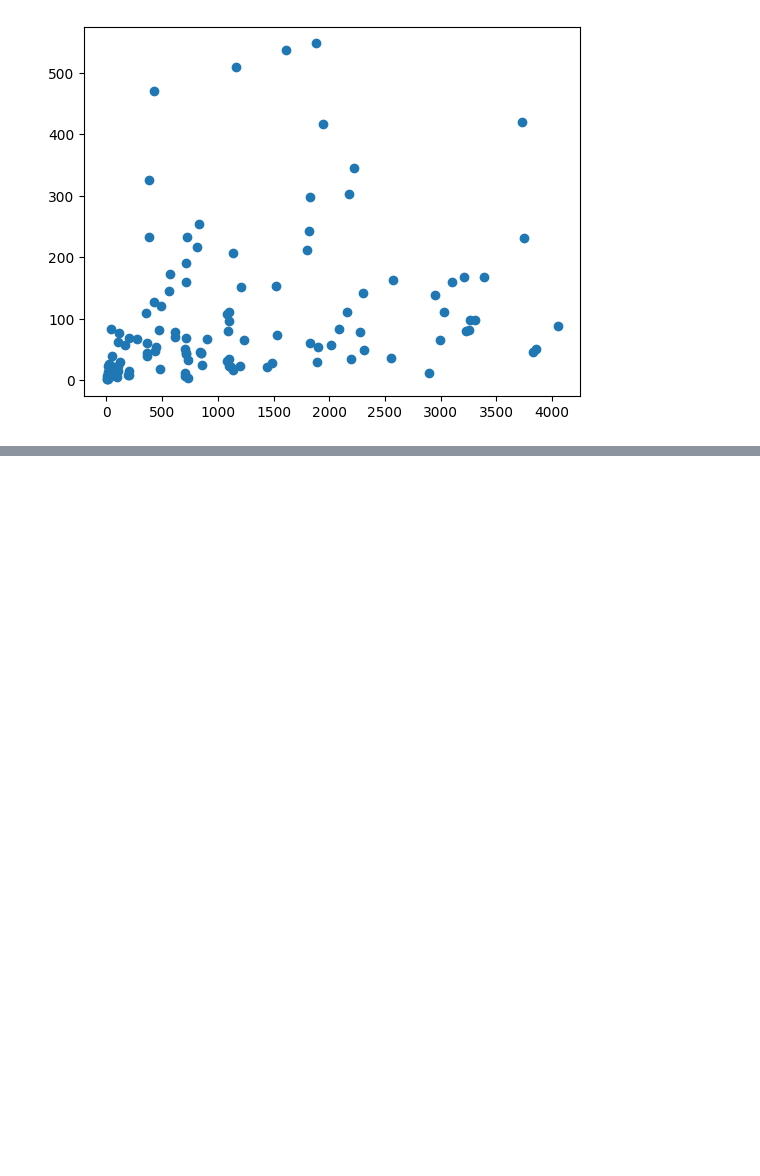
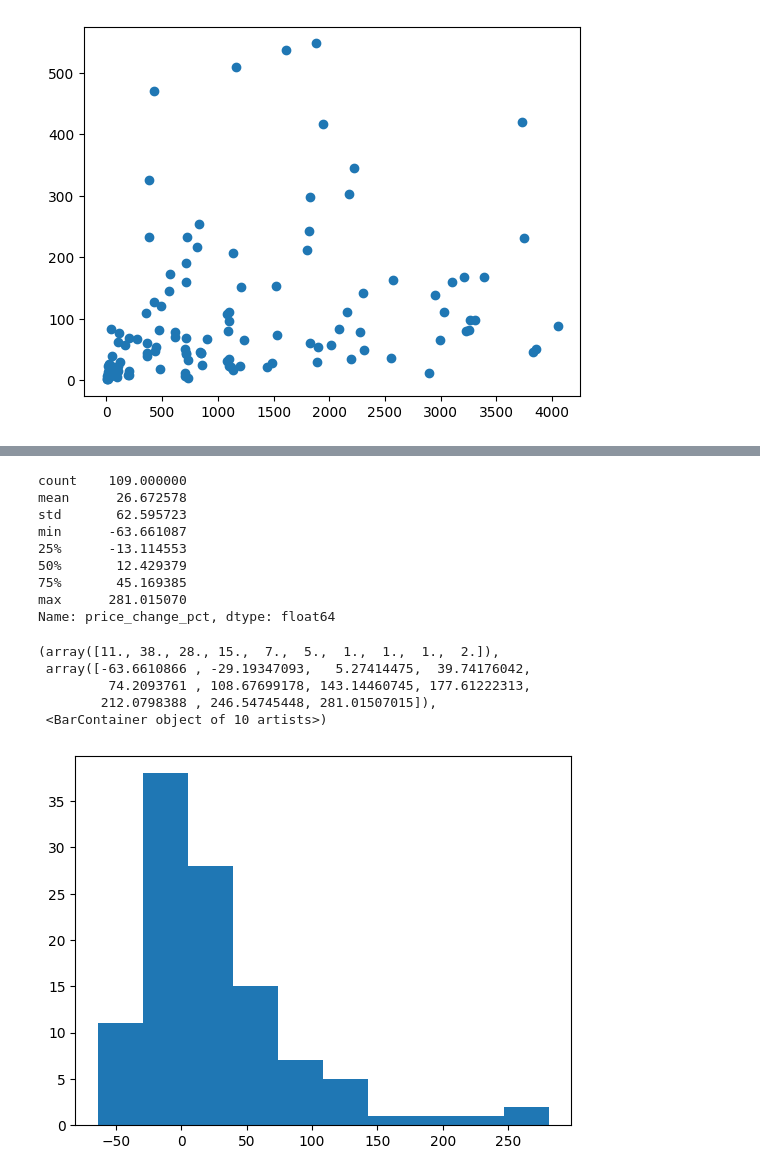
Before and after one commit to ProfessorErdo/stock-trend-tracker, a Jupyter notebook: notebooks/backtest_quadrant_4.ipynb, the cells around one changed output, grey strips where cells are left out. Cells and saved outputs as stored; diff of their text form; code cells hidden in the pictures; blank space fills up the shorter version.

```diff
--- a/notebooks/backtest_quadrant_4.ipynb
+++ b/notebooks/backtest_quadrant_4.ipynb
@@ -38,5 +38,5 @@ q4_stocks
 # %%
-mask = q4_stocks.notna()
+mask = q4_stocks.drop(columns=['stock_counts', 'name']).notna()
 rightmost_col_idx = mask.iloc[:, ::-1].idxmax(axis=1)
 rightmost_col_idx
 # %% [output]
@@ -57,6 +57,8 @@ stock_last_seen = pd.concat([q4_stocks['stock_codes'], rightmost_col_idx], axis=
 stock_last_seen = stock_last_seen.rename(columns={0: 'last_seen'})
 # apply the format symbol function to the stock codes
 stock_last_seen['stock_symbols'] = stock_last_seen['stock_codes'].apply(format_symbol)
+# remove the last row
+stock_last_seen = stock_last_seen.iloc[:-1, :]
 stock_last_seen
 # %% [output]
 |  | stock_codes | last_seen | stock_symbols |
@@ -84,7 +88,7 @@ for i, symbol in tqdm(enumerate(symbols)):
     # print(symbol, last_seen_year, last_seen_month)
 
     # load the price data
-    price_df = pd.read_csv(f"../data/input/price-data/20260109/price_data_{symbol}_20260109.csv")
+    price_df = pd.read_csv(f"../data/input/price-data/20260124/price_data_{symbol}_20260124.csv")
     price_df['report_date'] = pd.to_datetime(price_df['report_date'])
     price_df['year'] = price_df['report_date'].dt.year
     price_df['month'] = price_df['report_date'].dt.month
@@ -192,0 +239,5 @@ plt.scatter(qualified_stocks['date gap'], qualified_stocks['price_change_pct'])
+# %%
+stock_trends_df['price_change'] = stock_trends_df['sell_close_price'] - stock_trends_df['last_seen_price']
+stock_trends_df['price_change_pct'] = stock_trends_df['price_change'] / stock_trends_df['last_seen_price'] * 100
+
+stock_trends_df
@@ -192,0 +258,19 @@ plt.scatter(qualified_stocks['date gap'], qualified_stocks['price_change_pct'])
+# %%
+print(stock_trends_df.price_change_pct.describe())
+plt.hist(stock_trends_df['price_change_pct'])
+# %% [output]
+count    109.000000
+mean      26.672578
+std       62.595723
+min      -63.661087
+25%      -13.114553
+50%       12.429379
+75%       45.169385
+max      281.015070
+Name: price_change_pct, dtype: float64
+(array([11., 38., 28., 15.,  7.,  5.,  1.,  1.,  1.,  2.]),
+ array([-63.6610866 , -29.19347093,   5.27414475,  39.74176042,
+         74.2093761 , 108.67699178, 143.14460745, 177.61222313,
+        212.0798388 , 246.54745448, 281.01507015]),
+ <BarContainer object of 10 artists>)
+[figure, added]
```
Also changed, not shown: parts of 11 cells of this notebook, 2 other files.
